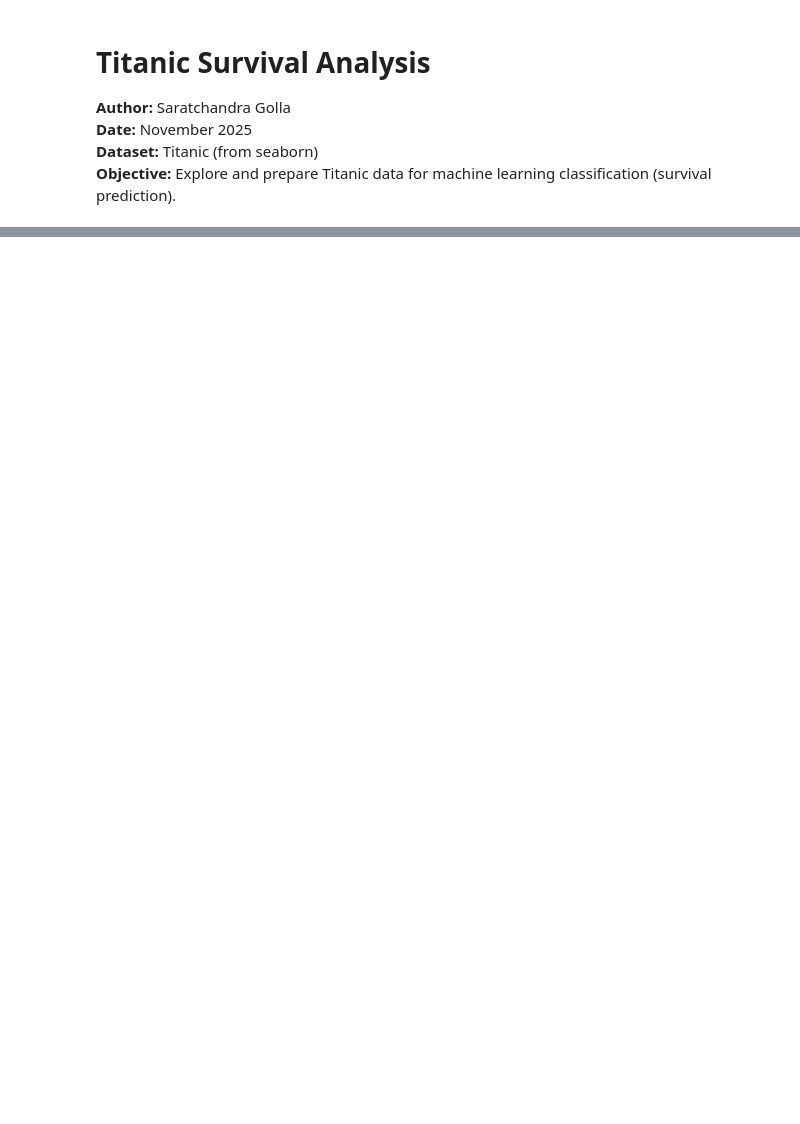
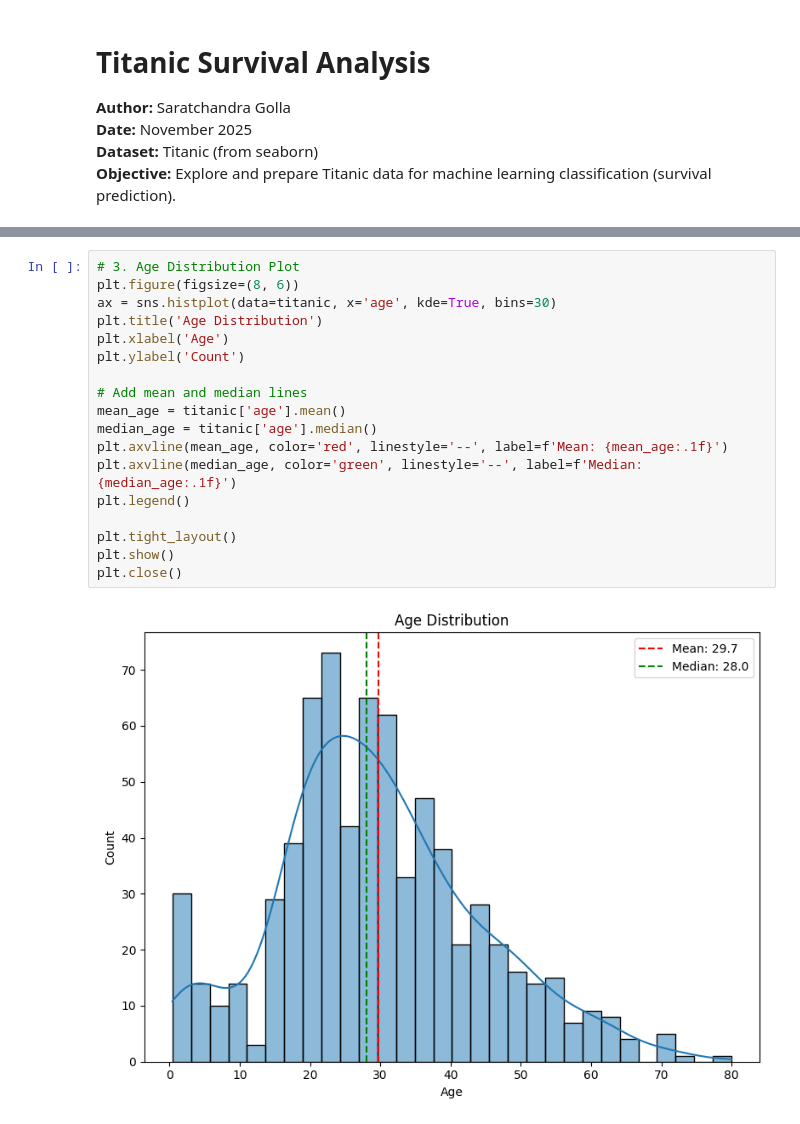
Before and after one commit to s-golla/applied-ml-sgolla, a Jupyter notebook: notebooks/project02/ml02_sgolla.ipynb, the cells around one changed output, grey strips where cells are left out. Saved outputs shown, nothing was run; the diff lists cells and outputs as text; blank space fills up the shorter version.

```diff
--- a/notebooks/project02/ml02_sgolla.ipynb
+++ b/notebooks/project02/ml02_sgolla.ipynb
@@ -41,0 +71,20 @@ alone         0.404744  1.000000
+# %%
+# 3. Age Distribution Plot
+plt.figure(figsize=(8, 6))
+ax = sns.histplot(data=titanic, x='age', kde=True, bins=30)
+plt.title('Age Distribution')
+plt.xlabel('Age')
+plt.ylabel('Count')
+
+# Add mean and median lines
+mean_age = titanic['age'].mean()
+median_age = titanic['age'].median()
+plt.axvline(mean_age, color='red', linestyle='--', label=f'Mean: {mean_age:.1f}')
+plt.axvline(median_age, color='green', linestyle='--', label=f'Median: {median_age:.1f}')
+plt.legend()
+
+plt.tight_layout()
+plt.show()
+plt.close()
+# %% [output]
+[figure, added]
```
Also changed, not shown: parts of 6 cells of this notebook.
